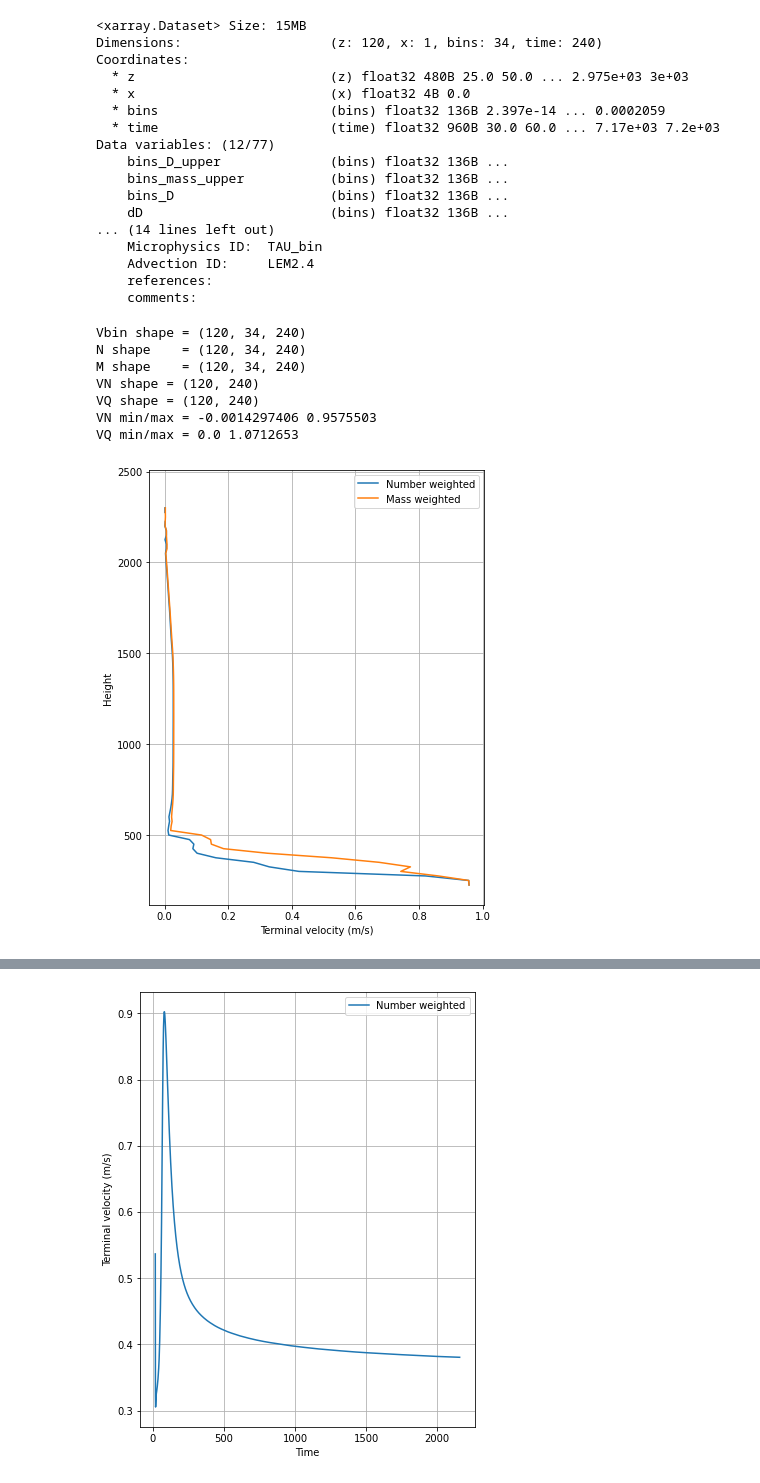
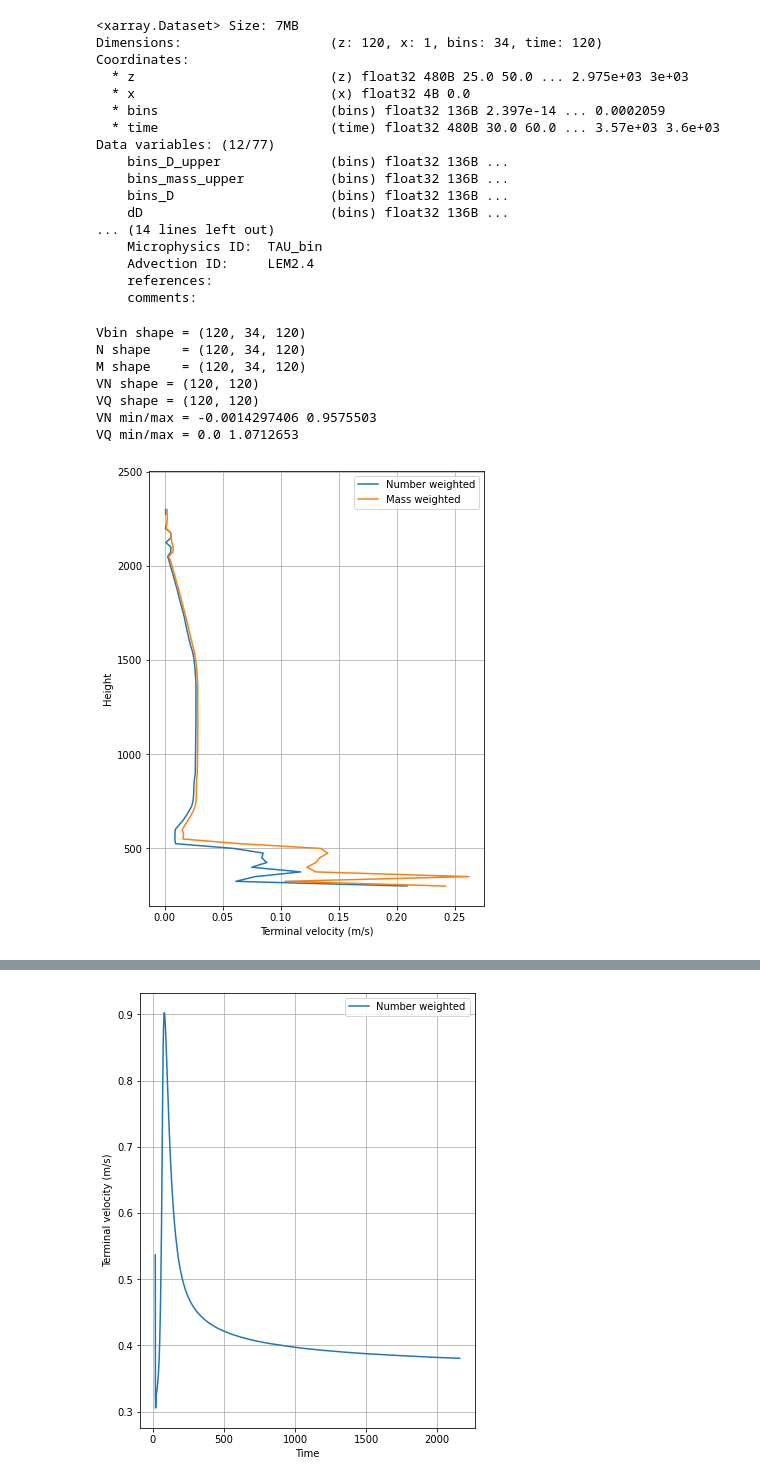
Before and after one commit to PappuP/Drizzle_Dynamics_summer2026, a Jupyter notebook: Momentun/test.ipynb, the cells around one changed output, grey strips where cells are left out. Saved outputs shown, nothing was run; the diff lists cells and outputs as text; code cells hidden in the pictures.

Commit message:
tau code output analysis

```diff
--- a/Momentun/test.ipynb
+++ b/Momentun/test.ipynb
@@ -1,16 +1,16 @@
 # %%
 import xarray as xr
 
-ds = xr.open_dataset("/data1/pappu/KiD-A/output/KiD_m-TAU_bin_u-Pappu_Paul_c-0101_v-0001.nc")
+ds = xr.open_dataset("/data1/pappu/KiD-A/output/KiD_m-TAU_bin_u-Pappu_Paul_c-0101_v-0003.nc")
 ds
 # %% [output]
-<xarray.Dataset> Size: 15MB
-Dimensions:                   (z: 120, x: 1, bins: 34, time: 240)
+<xarray.Dataset> Size: 7MB
+Dimensions:                   (z: 120, x: 1, bins: 34, time: 120)
 Coordinates:
   * z                         (z) float32 480B 25.0 50.0 ... 2.975e+03 3e+03
   * x                         (x) float32 4B 0.0
   * bins                      (bins) float32 136B 2.397e-14 ... 0.0002059
-  * time                      (time) float32 960B 30.0 60.0 ... 7.17e+03 7.2e+03
+  * time                      (time) float32 480B 30.0 60.0 ... 3.57e+03 3.6e+03
 Data variables: (12/77)
     bins_D_upper              (bins) float32 136B ...
     bins_mass_upper           (bins) float32 136B ...
@@ -26,7 +26,7 @@ import xarray as xr
 import numpy as np
 import matplotlib.pyplot as plt
 
-ds = xr.open_dataset("/data1/pappu/KiD-A/output/KiD_m-TAU_bin_u-Pappu_Paul_c-0101_v-0001.nc")
+ds = xr.open_dataset("/data1/pappu/KiD-A/output/KiD_m-TAU_bin_u-Pappu_Paul_c-0101_v-0003.nc")
 # -----------------------------
 # Read variables
 # -----------------------------
@@ -96,40 +96,40 @@ VQ = np.divide(
     out=np.full_like(VQ_num, np.nan),
     where=VQ_den>0
 )
 
 print("VN shape =",VN.shape)
 print("VQ shape =",VQ.shape)
 
 # -----------------------------
 # Sanity check
 # -----------------------------
 print("VN min/max =",np.nanmin(VN),np.nanmax(VN))
 print("VQ min/max =",np.nanmin(VQ),np.nanmax(VQ))
 
 # -----------------------------
 # Plot final-time profile
 # -----------------------------
 z = ds["z"].values
 
-itime = 120
+itime = 59
 
 plt.figure(figsize=(6,8))
 plt.plot(VN[:,itime],z,label="Number weighted")
 plt.plot(VQ[:,itime],z,label="Mass weighted")
 plt.xlabel("Terminal velocity (m/s)")
 plt.ylabel("Height")
 plt.legend()
 plt.grid()
 plt.show()
 # %% [output]
-Vbin shape = (120, 34, 240)
-N shape    = (120, 34, 240)
-M shape    = (120, 34, 240)
-VN shape = (120, 240)
-VQ shape = (120, 240)
+Vbin shape = (120, 34, 120)
+N shape    = (120, 34, 120)
+M shape    = (120, 34, 120)
+VN shape = (120, 120)
+VQ shape = (120, 120)
 VN min/max = -0.0014297406 0.9575503
 VQ min/max = 0.0 1.0712653
-[figure, old version]
+[figure, new version]
 # %%
 plt.figure(figsize=(6,8))
 plt.plot(np.nanmean(VN, axis=0),label="Number weighted")
```
Also changed, not shown: parts of 2 cells of this notebook.
